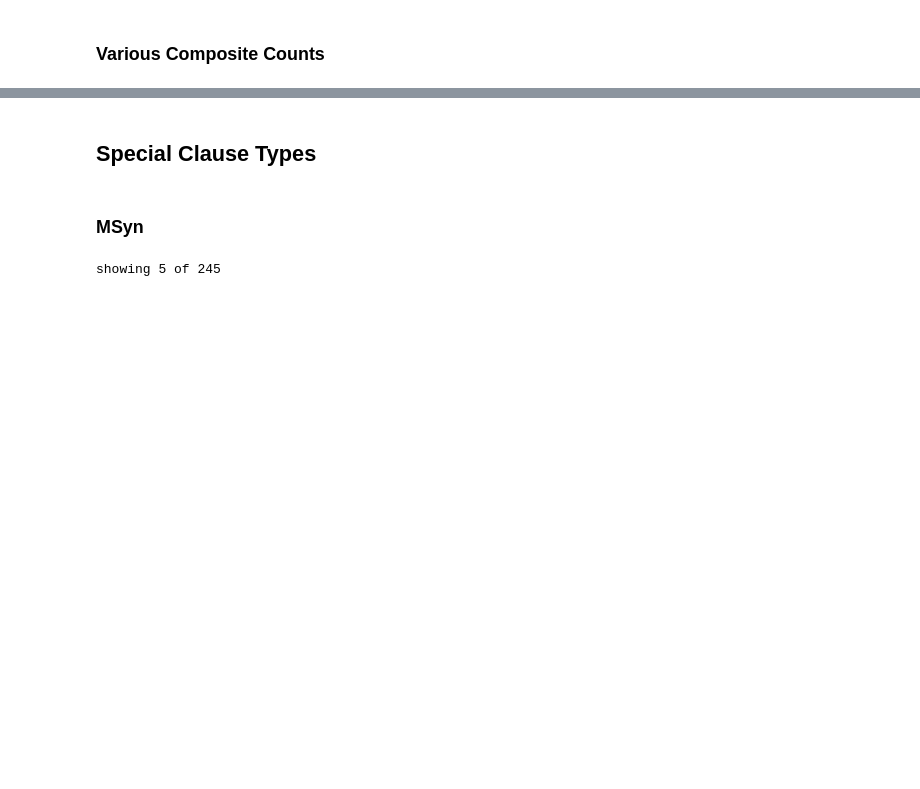
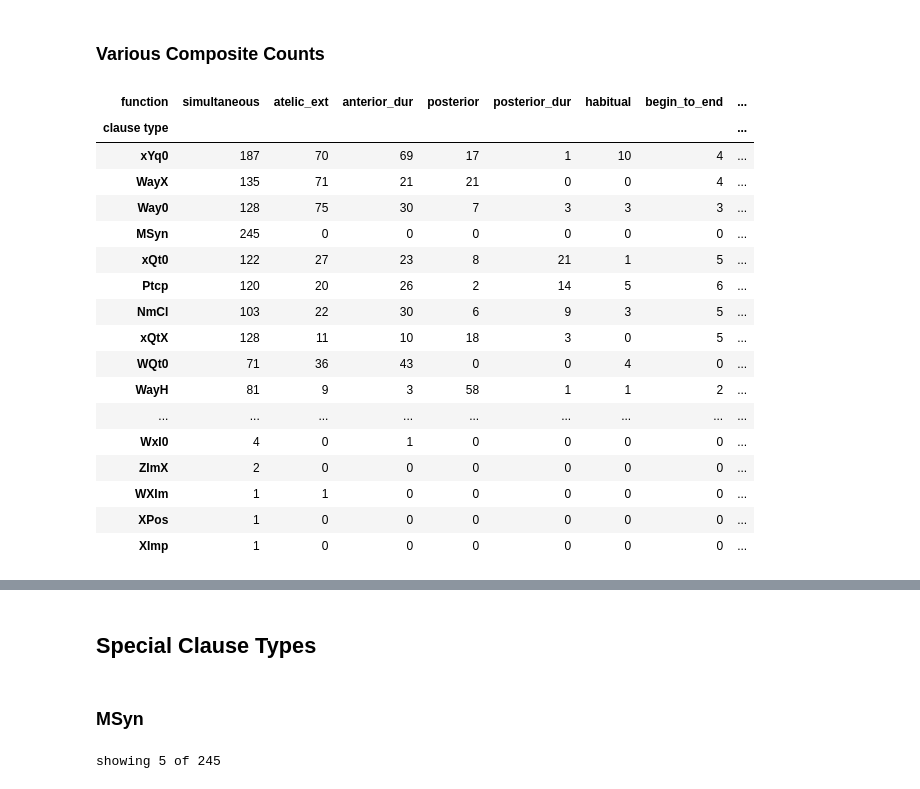
Before and after one commit to CambridgeSemiticsLab/BH_time_collocations, a Jupyter notebook: workflow/notebooks/analysis/1_clause_minortypes.ipynb, the cells around one changed output, grey strips where cells are left out. Saved outputs shown, nothing was run; the diff lists cells and outputs as text; code cells hidden in the pictures; blank space fills up the shorter version.

```diff
--- a/workflow/notebooks/analysis/1_clause_minortypes.ipynb
+++ b/workflow/notebooks/analysis/1_clause_minortypes.ipynb
@@ -189,3 +117,30 @@ typgendom_ct = pivot_ct(
 typgendom_pr = typgendom_ct.div(typgendom_ct.sum(1), 0)
 
 typgendom_dp = sig.apply_deltaP(typgendom_ct, 0, 1)
+# %%
+top = 7
+out.table(
+    typfun_ct.iloc[:, :top+1].rename_axis(index='clause type'),
+    'type_function_ct',
+    caption=f'Clause Type Counts by the Top {top} Time Functions',
+    adjustbox=True,
+)
+# %% [output]
+| function | simultaneous | atelic_ext | anterior_dur | posterior | posterior_dur | habitual | begin_to_end | ... |
+| clause type |  |  |  |  |  |  |  | ... |
+| xYq0 | 187 | 70 | 69 | 17 | 1 | 10 | 4 | ... |
+| WayX | 135 | 71 | 21 | 21 | 0 | 0 | 4 | ... |
+| Way0 | 128 | 75 | 30 | 7 | 3 | 3 | 3 | ... |
+| MSyn | 245 | 0 | 0 | 0 | 0 | 0 | 0 | ... |
+| xQt0 | 122 | 27 | 23 | 8 | 21 | 1 | 5 | ... |
+| Ptcp | 120 | 20 | 26 | 2 | 14 | 5 | 6 | ... |
+| NmCl | 103 | 22 | 30 | 6 | 9 | 3 | 5 | ... |
+| xQtX | 128 | 11 | 10 | 18 | 3 | 0 | 5 | ... |
+| WQt0 | 71 | 36 | 43 | 0 | 0 | 4 | 0 | ... |
+| WayH | 81 | 9 | 3 | 58 | 1 | 1 | 2 | ... |
+| ... | ... | ... | ... | ... | ... | ... | ... | ... |
+| WxI0 | 4 | 0 | 1 | 0 | 0 | 0 | 0 | ... |
+| ZImX | 2 | 0 | 0 | 0 | 0 | 0 | 0 | ... |
+| WXIm | 1 | 1 | 0 | 0 | 0 | 0 | 0 | ... |
+| XPos | 1 | 0 | 0 | 0 | 0 | 0 | 0 | ... |
+| XImp | 1 | 0 | 0 | 0 | 0 | 0 | 0 | ... |
```
Also changed, not shown: parts of 99 cells of this notebook, 49 other files.
